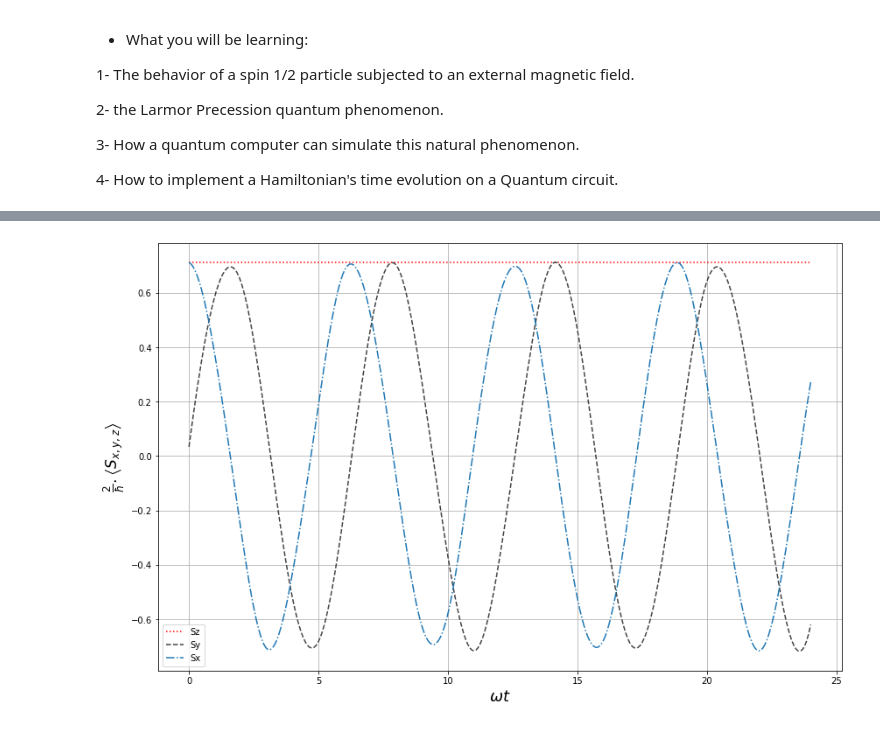
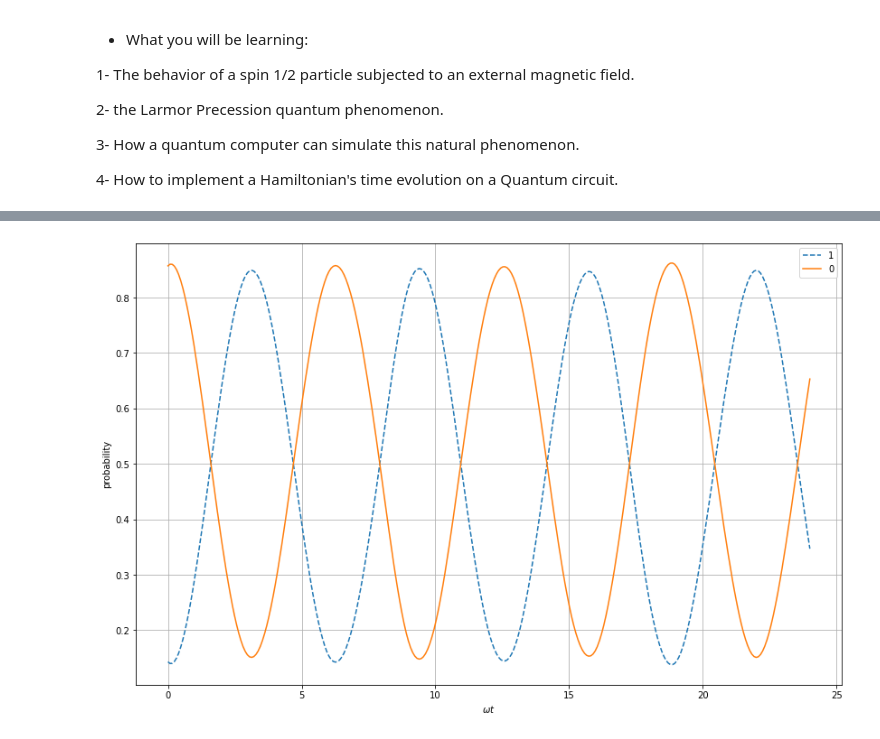
Before and after one commit to walid-mk/Larmor.Precession.on.quantum.computer, a Jupyter notebook: Larmor.Precession/larmor.precession.on.qubit.ipynb, the cells around one changed output, grey strips where cells are left out. Drawn from its saved outputs; the diff is of its cells as text; code cells hidden in the pictures.

```diff
--- a/Larmor.Precession/larmor.precession.on.qubit.ipynb
+++ b/Larmor.Precession/larmor.precession.on.qubit.ipynb
@@ -221,27 +310,23 @@ def probability(circuit, measure):
 # %%
-# use some matplotlib and scipy functions to get a nice and smouth lines
+# plotting the probability oscillation along the x-axis
 fig = plt.figure(figsize=(14, 9))
-ax = fig.add_subplot()
+ax1 = fig.add_subplot()
 
-t = np.array(probability(circuit,'Z')[3])
+
+t = np.array(probability(circuit,'Z', seed=True)[3])
 T_smooth = np.linspace(t.min(),t.max(),300)
-splz = make_interp_spline(t, probability(circuit,'Z')[2], k=3)
-sply = make_interp_spline(t, probability(circuit,'Y')[2], k=3)
-splx = make_interp_spline(t, probability(circuit,'X')[2], k=3)
-expcz_smooth = splz(T_smooth)
-expcy_smooth = sply(T_smooth)
-expcx_smooth = splx(T_smooth)
+spl1 = make_interp_spline(t, probability(circuit,'X', seed=True)[0], k=3)
+spl2 = make_interp_spline(t, probability(circuit,'X', seed=True)[1], k=3)
+proba1_smooth = spl2(T_smooth)
+proba0_smooth = spl1(T_smooth)
 
-ax.plot(T_smooth, expcz_smooth, color='red',linestyle=':', label='Sz')
-ax.plot(T_smooth, expcy_smooth, color='#444444',linestyle='--', label='Sy')
-ax.plot(T_smooth, expcx_smooth, linestyle='-.', label='Sx')
+ax1.plot(T_smooth, proba1_smooth, linestyle='--', label='1')
+ax1.plot(T_smooth, proba0_smooth, label='0')
 
-plt.xlabel(r'$\omega t$',
-           {'color': 'black', 'fontsize': 18})
-plt.ylabel(r'$\frac{2}{\hbar} . \left\langle S_{x,y,z} \right\rangle\;$',
-           {'color': 'black', 'fontsize': 17})
+plt.xlabel(r'$\omega t$')
+plt.ylabel('probability')
 plt.legend()
 plt.grid()
 plt.show()
 # %% [output]
-[figure, old version]
+[figure, new version]
```
Also changed, not shown: parts of 17 cells of this notebook.
